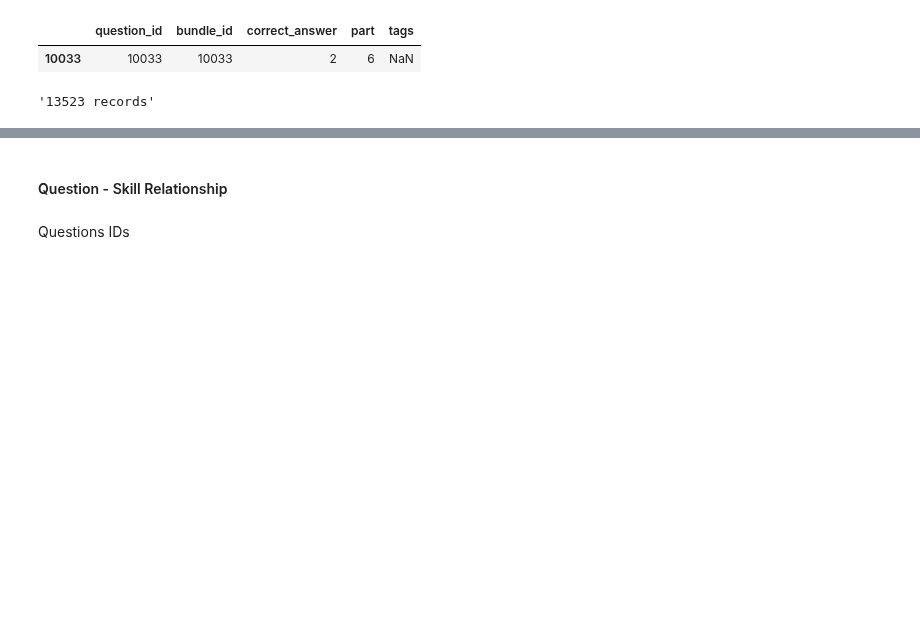
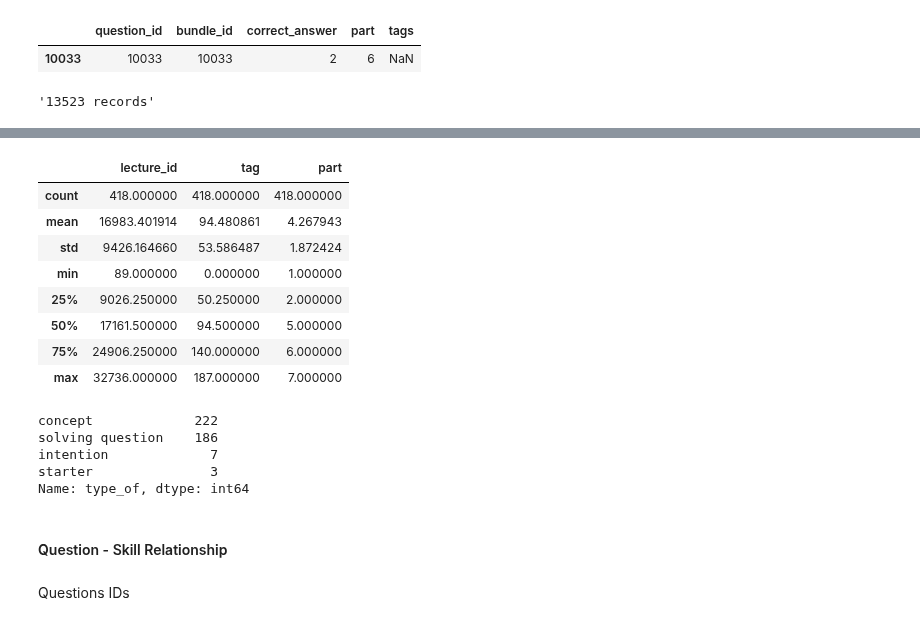
Before and after one commit to nisarahamedk/kaggle-riid, a Jupyter notebook: notebooks/PEBG_for_riiid_data.ipynb, the cells around one changed output, grey strips where cells are left out. Drawn from its saved outputs; the diff is of its cells as text; code cells hidden in the pictures; blank space fills up the shorter version.

```diff
--- a/notebooks/PEBG_for_riiid_data.ipynb
+++ b/notebooks/PEBG_for_riiid_data.ipynb
@@ -55,3 +53,6 @@ questions_df.fillna("-1", inplace=True) # tags Nan filled with -1
 f"{len(questions_df)} records"
 # %% [output]
 '13523 records'
+# %%
+lectures_df = pd.read_csv(DATA_PATH + "/lectures.csv")
+lectures_df.head()
@@ -58,3 +66,23 @@ f"{len(questions_df)} records"
+# %%
+lectures_df.describe()
+# %% [output]
+|  | lecture_id | tag | part |
+| count | 418.000000 | 418.000000 | 418.000000 |
+| mean | 16983.401914 | 94.480861 | 4.267943 |
+| std | 9426.164660 | 53.586487 | 1.872424 |
+| min | 89.000000 | 0.000000 | 1.000000 |
+| 25% | 9026.250000 | 50.250000 | 2.000000 |
+| 50% | 17161.500000 | 94.500000 | 5.000000 |
+| 75% | 24906.250000 | 140.000000 | 6.000000 |
+| max | 32736.000000 | 187.000000 | 7.000000 |
+# %%
+lectures_df.type_of.value_counts()
+# %% [output]
+concept             222
+solving question    186
+intention             7
+starter               3
+Name: type_of, dtype: int64
 # %% [markdown]
 #### Question - Skill Relationship
 # %% [markdown]
```
Also changed, not shown: parts of 34 cells of this notebook.
